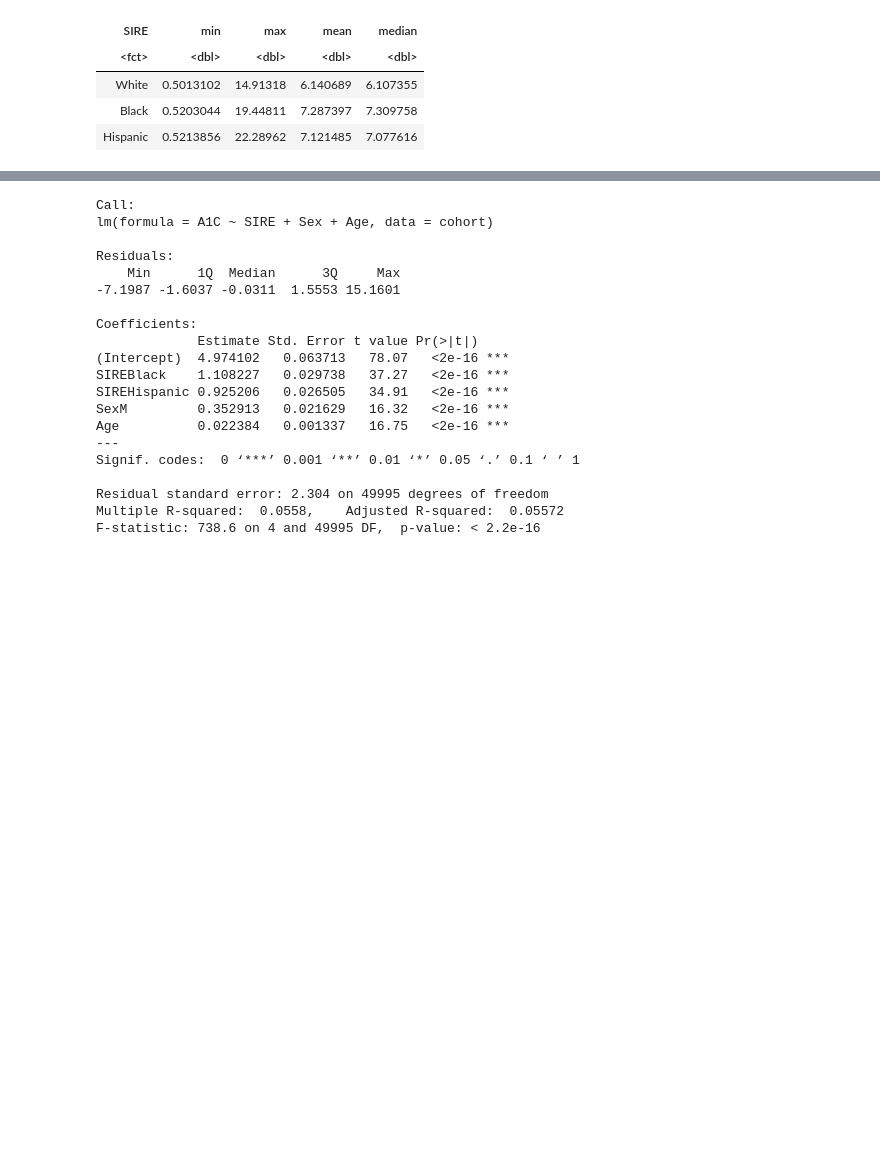
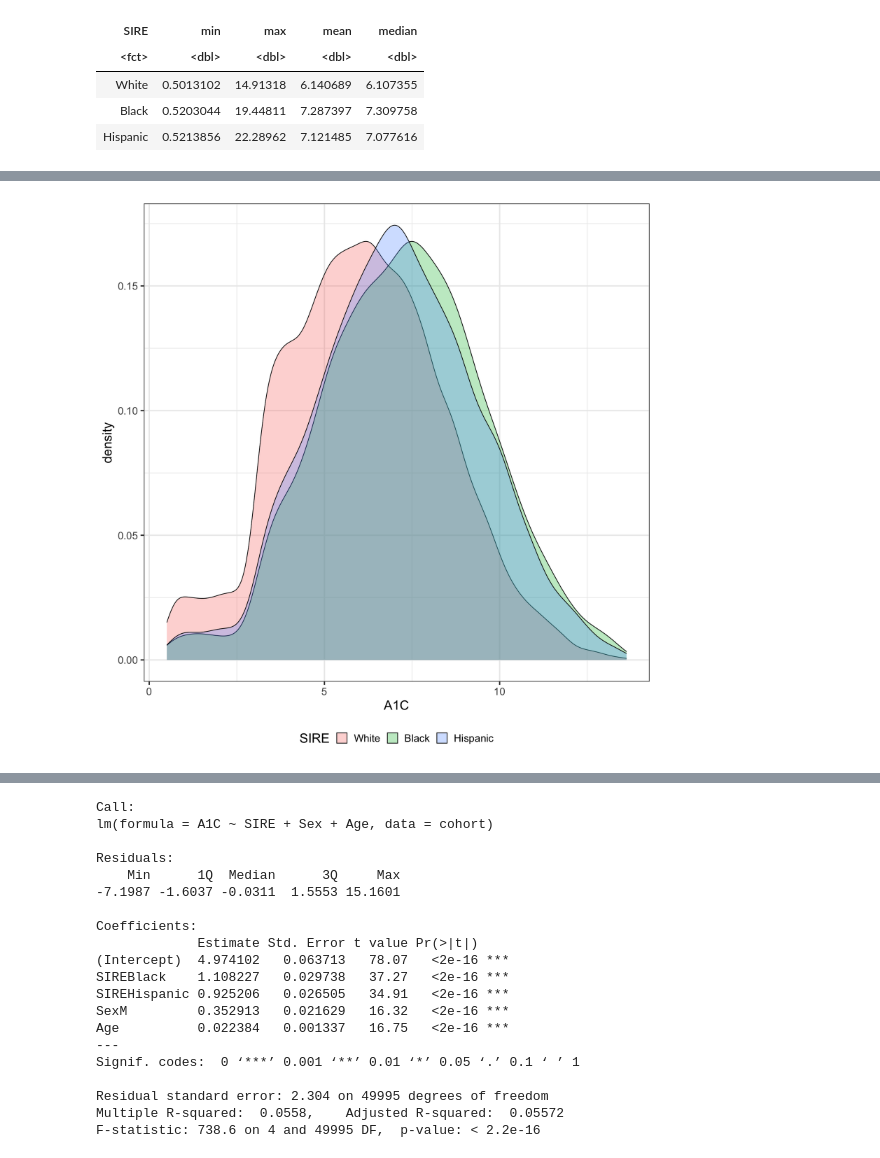
Before and after one commit to healthdisparities/SISG2024-Module4, a Jupyter notebook: Notebooks/Module4-Session4.ipynb, the cells around one changed output, grey strips where cells are left out. Cells and saved outputs as stored; diff of their text form; code cells hidden in the pictures; blank space fills up the shorter version.

```diff
--- a/Notebooks/Module4-Session4.ipynb
+++ b/Notebooks/Module4-Session4.ipynb
@@ -123,0 +206,8 @@ A tibble: 3 × 5
+# %%
+# Calculate Z scores.
+cohort$A1C_Z <- abs(cohort$A1C-mean(cohort$A1C))/sd(cohort$A1C)
+head(cohort)
+
+cohort_filtered <- cohort[!(cohort$A1C_Z>3), ]
+dim(cohort_filtered)
+head(cohort_filtered)
@@ -123,0 +234,8 @@ A tibble: 3 × 5
+# %%
+# Visualzie the density of age distribution after IQR outlier removal.
+ggplot(cohort_filtered, aes(x = A1C, fill = SIRE)) +
+    geom_density(alpha = 0.3) +
+    theme_bw(base_size = 20) +
+    theme(legend.position = "bottom")
+# %% [output]
+[figure, added]
```
Also changed, not shown: parts of 12 cells of this notebook.
